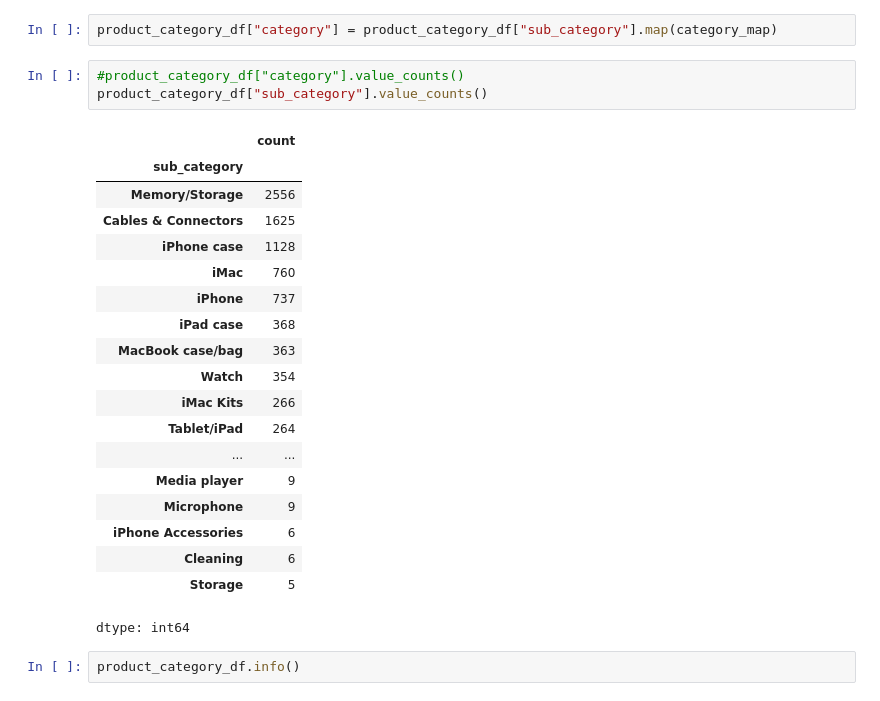
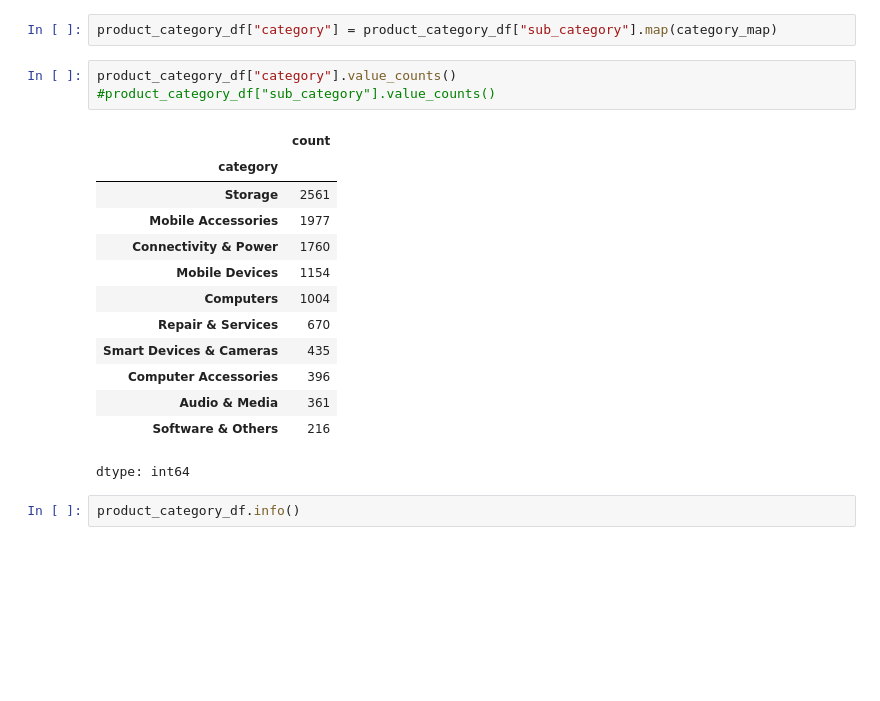
Before and after one commit to ShymaShameer/Eniac_project, a Jupyter notebook: Project_Data_Analysis.ipynb, the cells around one changed output. Saved outputs shown, nothing was run; the diff lists cells and outputs as text; blank space fills up the shorter version.

```diff
--- a/Project_Data_Analysis.ipynb
+++ b/Project_Data_Analysis.ipynb
@@ -615,27 +750,21 @@ category_map = {
 # %%
 product_category_df["category"] = product_category_df["sub_category"].map(category_map)
 # %%
-#product_category_df["category"].value_counts()
-product_category_df["sub_category"].value_counts()
+product_category_df["category"].value_counts()
+#product_category_df["sub_category"].value_counts()
 # %% [output]
 |  | count |
-| sub_category |  |
-| Memory/Storage | 2556 |
-| Cables & Connectors | 1625 |
-| iPhone case | 1128 |
-| iMac | 760 |
-| iPhone | 737 |
-| iPad case | 368 |
-| MacBook case/bag | 363 |
-| Watch | 354 |
-| iMac Kits | 266 |
-| Tablet/iPad | 264 |
-| ... | ... |
-| Media player | 9 |
-| Microphone | 9 |
-| iPhone Accessories | 6 |
-| Cleaning | 6 |
-| Storage | 5 |
+| category |  |
+| Storage | 2561 |
+| Mobile Accessories | 1977 |
+| Connectivity & Power | 1760 |
+| Mobile Devices | 1154 |
+| Computers | 1004 |
+| Repair & Services | 670 |
+| Smart Devices & Cameras | 435 |
+| Computer Accessories | 396 |
+| Audio & Media | 361 |
+| Software & Others | 216 |
 dtype: int64
 # %%
 product_category_df.info()
```
Also changed, not shown: parts of 99 cells of this notebook.
